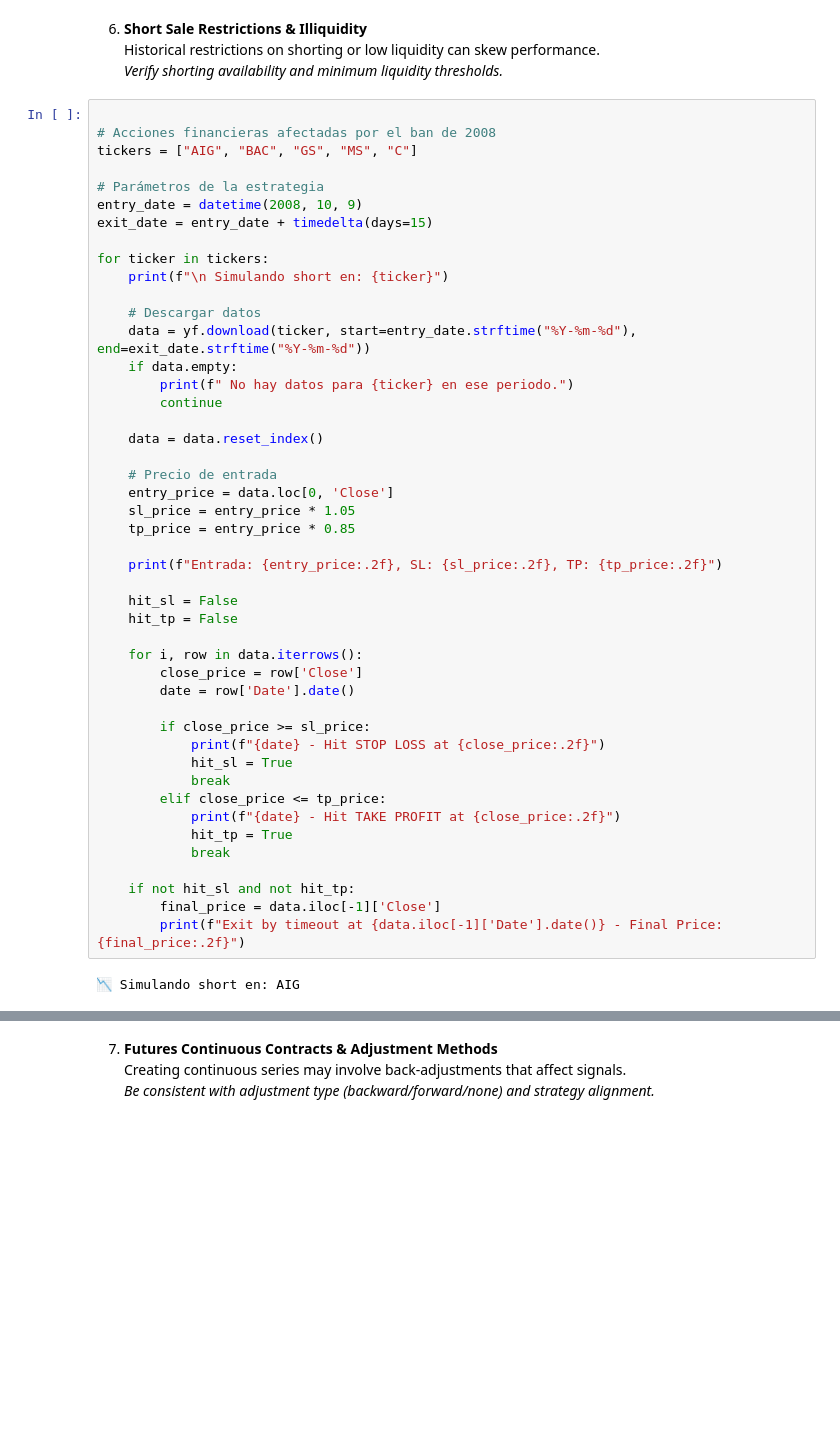
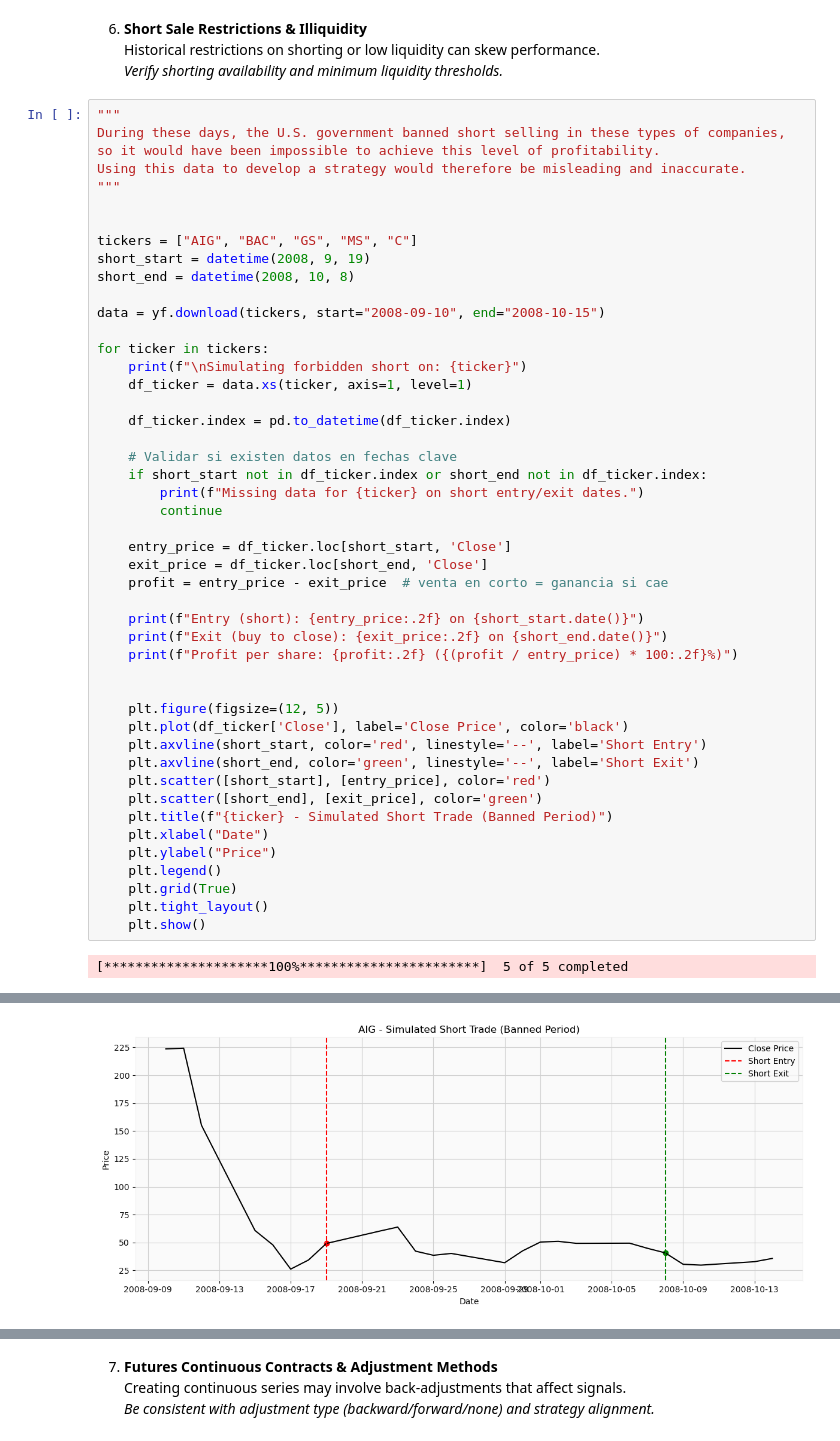
Before and after one commit to spinortechnologies/spinortechnologies, a Jupyter notebook: Utilitites/ApiDataExtraction.ipynb, the cells around one changed output, grey strips where cells are left out. Drawn from its saved outputs; the diff is of its cells as text; blank space fills up the shorter version.

```diff
--- a/Utilitites/ApiDataExtraction.ipynb
+++ b/Utilitites/ApiDataExtraction.ipynb
@@ -975,50 +902,51 @@ Precio promedio normalizado: 103305.42666666668
    Historical restrictions on shorting or low liquidity can skew performance.
    *Verify shorting availability and minimum liquidity thresholds.*
 # %%
+"""
+During these days, the U.S. government banned short selling in these types of companies,
+so it would have been impossible to achieve this level of profitability.
+Using this data to develop a strategy would therefore be misleading and inaccurate.
+"""
 
-# Acciones financieras afectadas por el ban de 2008
+
 tickers = ["AIG", "BAC", "GS", "MS", "C"]
+short_start = datetime(2008, 9, 19)
+short_end = datetime(2008, 10, 8)
 
-# Parámetros de la estrategia
-entry_date = datetime(2008, 10, 9)
-exit_date = entry_date + timedelta(days=15)
+data = yf.download(tickers, start="2008-09-10", end="2008-10-15")
 
 for ticker in tickers:
-    print(f"\n Simulando short en: {ticker}")
+    print(f"\nSimulating forbidden short on: {ticker}")
+    df_ticker = data.xs(ticker, axis=1, level=1)
 
-    # Descargar datos
-    data = yf.download(ticker, start=entry_date.strftime("%Y-%m-%d"), end=exit_date.strftime("%Y-%m-%d"))
-    if data.empty:
-        print(f" No hay datos para {ticker} en ese periodo.")
+    df_ticker.index = pd.to_datetime(df_ticker.index)
+
+    # Validar si existen datos en fechas clave
+    if short_start not in df_ticker.index or short_end not in df_ticker.index:
+        print(f"Missing data for {ticker} on short entry/exit dates.")
         continue
 
-    data = data.reset_index()
+    entry_price = df_ticker.loc[short_start, 'Close']
+    exit_price = df_ticker.loc[short_end, 'Close']
+    profit = entry_price - exit_price  # venta en corto = ganancia si cae
 
-    # Precio de entrada
-    entry_price = data.loc[0, 'Close']
-    sl_price = entry_price * 1.05
-    tp_price = entry_price * 0.85
+    print(f"Entry (short): {entry_price:.2f} on {short_start.date()}")
+    print(f"Exit (buy to close): {exit_price:.2f} on {short_end.date()}")
+    print(f"Profit per share: {profit:.2f} ({(profit / entry_price) * 100:.2f}%)")
 
-    print(f"Entrada: {entry_price:.2f}, SL: {sl_price:.2f}, TP: {tp_price:.2f}")
 
-    hit_sl = False
-    hit_tp = False
-
-    for i, row in data.iterrows():
-        close_price = row['Close']
-        date = row['Date'].date()
-
-        if close_price >= sl_price:
-            print(f"{date} - Hit STOP LOSS at {close_price:.2f}")
-            hit_sl = True
-            break
-        elif close_price <= tp_price:
-            print(f"{date} - Hit TAKE PROFIT at {close_price:.2f}")
-            hit_tp = True
-            break
-
-    if not hit_sl and not hit_tp:
-        final_price = data.iloc[-1]['Close']
-        print(f"Exit by timeout at {data.iloc[-1]['Date'].date()} - Final Price: {final_price:.2f}")
+    plt.figure(figsize=(12, 5))
+    plt.plot(df_ticker['Close'], label='Close Price', color='black')
+    plt.axvline(short_start, color='red', linestyle='--', label='Short Entry')
+    plt.axvline(short_end, color='green', linestyle='--', label='Short Exit')
+    plt.scatter([short_start], [entry_price], color='red')
+    plt.scatter([short_end], [exit_price], color='green')
+    plt.title(f"{ticker} - Simulated Short Trade (Banned Period)")
+    plt.xlabel("Date")
+    plt.ylabel("Price")
+    plt.legend()
+    plt.grid(True)
+    plt.tight_layout()
+    plt.show()
 # %% [output]
-📉 Simulando short en: AIG
+[*********************100%***********************]  5 of 5 completed
@@ -1028,0 +957 @@ for ticker in tickers:
+[figure, added]
```
Also changed, not shown: parts of 15 cells of this notebook.
